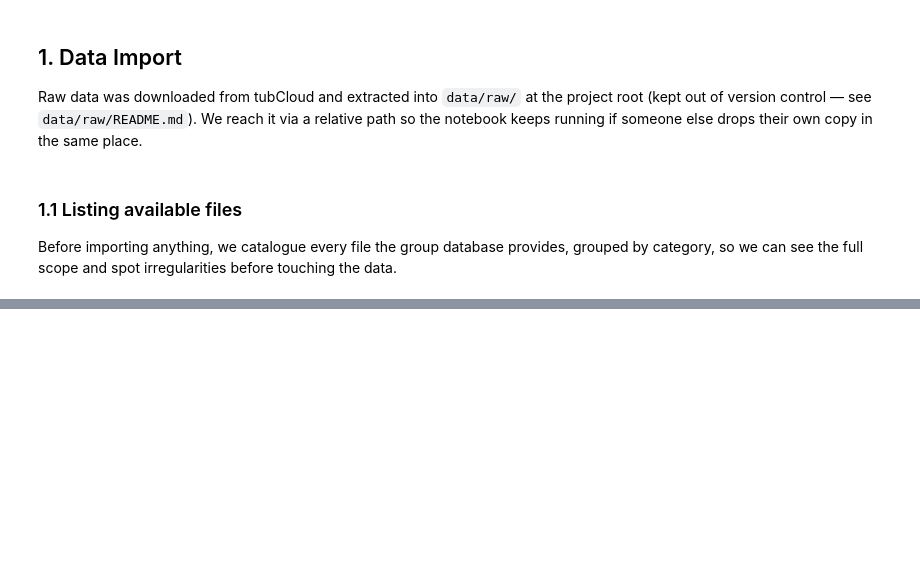
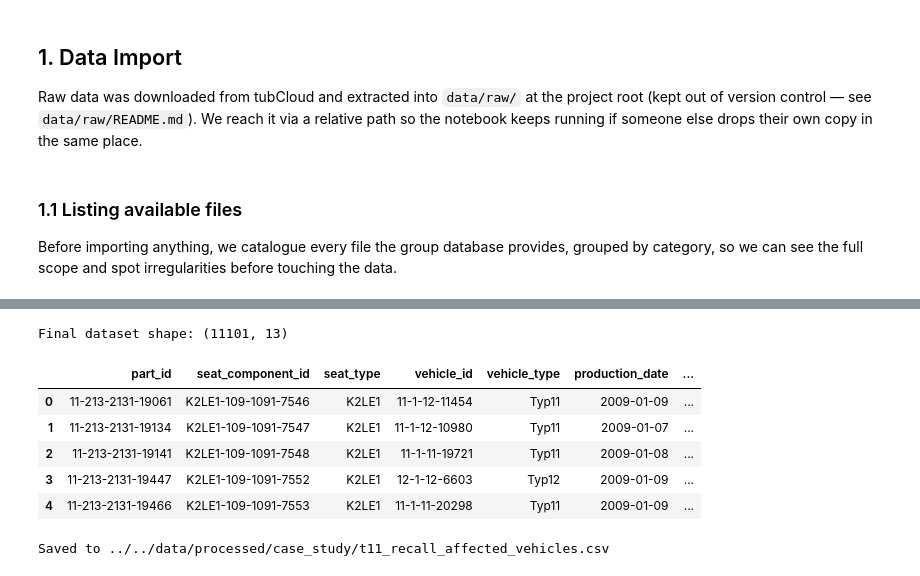
Before and after one commit to eniseirem/Data-Analysis-Case-Study, a Jupyter notebook: notebooks/case_study/case_study.ipynb, the cells around one changed output, grey strips where cells are left out. Cells and saved outputs as stored; diff of their text form; code cells hidden in the pictures; blank space fills up the shorter version.

```diff
--- a/notebooks/case_study/case_study.ipynb
+++ b/notebooks/case_study/case_study.ipynb
@@ -163,0 +1142,14 @@ for label, path in samples.items():
+# %%
+affected_vehicles_registered = affected_vehicles_enriched.merge(
+    zulassungen_latest,
+    left_on="ID_Fahrzeug",
+    right_on="IDNummer",
+    how="left",
+    validate="one_to_one"
+)
+
+print("Rows after merge:", len(affected_vehicles_registered))
+print(
+    "Affected vehicles with no registration record:",
+    affected_vehicles_registered["Gemeinden"].isna().sum()
+)
@@ -163,0 +1164,5 @@ for label, path in samples.items():
+# %%
+geodaten_path = RAW_DIR / "Geodaten" / "Geodaten_Gemeinden_v1.2_2017-08-22_TrR.csv"
+geodaten = pd.read_csv(geodaten_path, sep=None, engine="python")
+print(geodaten.columns.tolist())
+display(geodaten.head())
@@ -163,0 +1214,40 @@ for label, path in samples.items():
+# %%
+final_columns = {
+    "ID_T11": "part_id",
+    "component_id": "seat_component_id",
+    "component_type": "seat_type",
+    "ID_Fahrzeug": "vehicle_id",
+    "vehicle_type": "vehicle_type",
+    "Produktionsdatum": "production_date",
+    "Fehlerhaft": "vehicle_flagged_defective",
+    "Fehlerhaft_Datum": "defect_date",
+    "Fehlerhaft_Fahrleistung": "defect_mileage",
+    "Gemeinden": "registration_municipality",
+    "Zulassung": "registration_date",
+    "Laengengrad": "longitude",
+    "Breitengrad": "latitude",
+}
+
+final_dataset = (
+    affected_vehicles_geo
+    .rename(columns=final_columns)
+    [list(final_columns.values())]
+)
+
+print("Final dataset shape:", final_dataset.shape)
+display(final_dataset.head())
+# %% [output]
+Final dataset shape: (11101, 13)
+|  | part_id | seat_component_id | seat_type | vehicle_id | vehicle_type | production_date | ... |
+| 0 | 11-213-2131-19061 | K2LE1-109-1091-7546 | K2LE1 | 11-1-12-11454 | Typ11 | 2009-01-09 | ... |
+| 1 | 11-213-2131-19134 | K2LE1-109-1091-7547 | K2LE1 | 11-1-12-10980 | Typ11 | 2009-01-07 | ... |
+| 2 | 11-213-2131-19141 | K2LE1-109-1091-7548 | K2LE1 | 11-1-11-19721 | Typ11 | 2009-01-08 | ... |
+| 3 | 11-213-2131-19447 | K2LE1-109-1091-7552 | K2LE1 | 12-1-12-6603 | Typ12 | 2009-01-09 | ... |
+| 4 | 11-213-2131-19466 | K2LE1-109-1091-7553 | K2LE1 | 11-1-11-20298 | Typ11 | 2009-01-09 | ... |
+# %%
+output_dir = Path("../../data/processed/case_study")
+output_dir.mkdir(parents=True, exist_ok=True)
+final_dataset.to_csv(output_dir / "t11_recall_affected_vehicles.csv", index=False)
+print(f"Saved to {output_dir / 't11_recall_affected_vehicles.csv'}")
+# %% [output]
+Saved to ../../data/processed/case_study/t11_recall_affected_vehicles.csv
```
Also changed, not shown: parts of 84 cells of this notebook, 12 other files.
